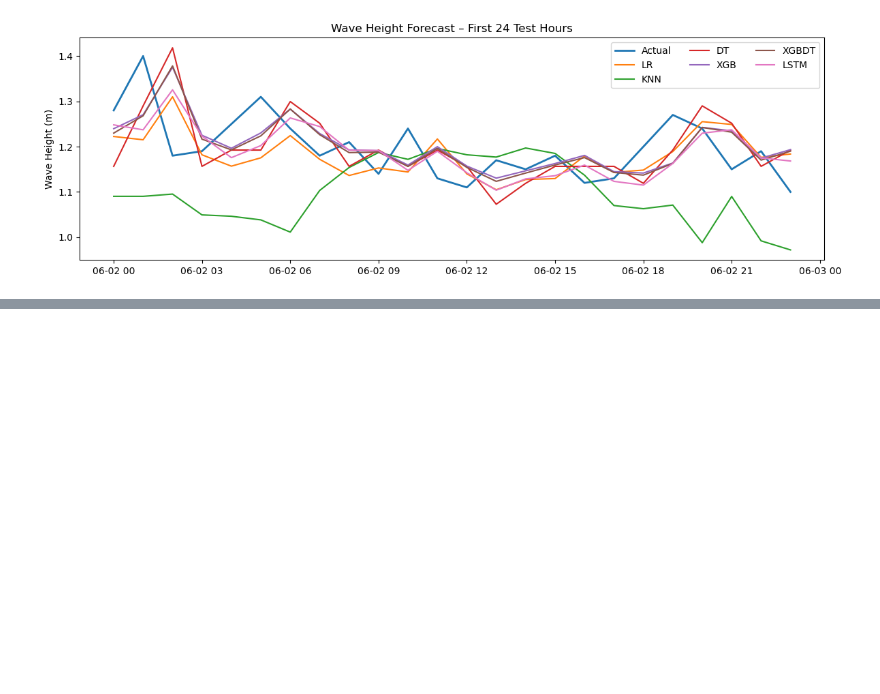
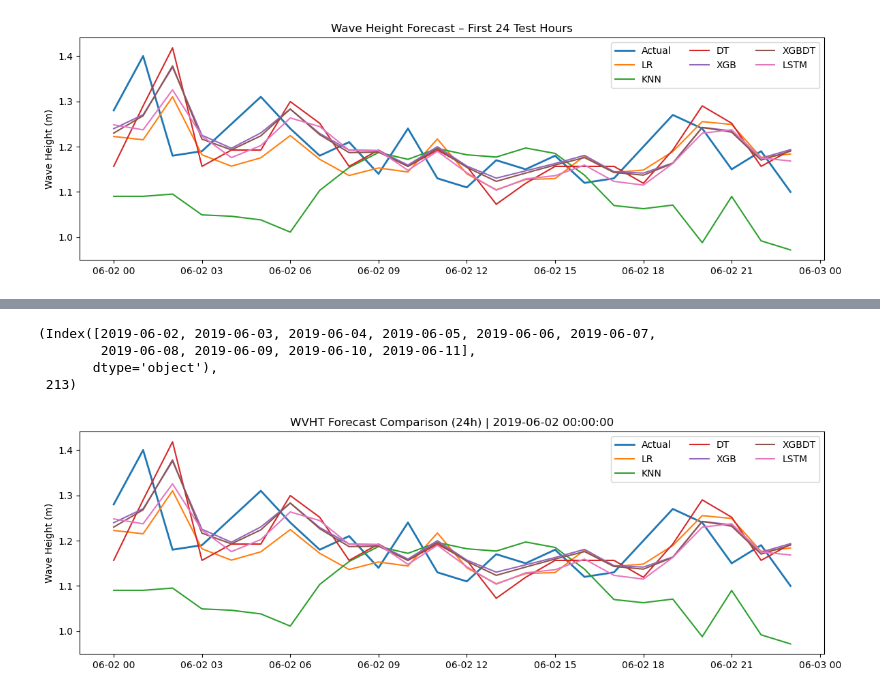
Before and after one commit to RichelCode/Wave-Energy-Forecasting, a Jupyter notebook: Imputing Neighbor Stations .ipynb, the cells around one changed output, grey strips where cells are left out. Saved outputs shown, nothing was run; the diff lists cells and outputs as text; code cells hidden in the pictures; blank space fills up the shorter version.

```diff
--- a/Imputing Neighbor Stations .ipynb
+++ b/Imputing Neighbor Stations .ipynb
@@ -765,0 +770,37 @@ plt.show()
+# %%
+available_days = pd.Index(plot_df.index.date).unique()
+available_days[:10], len(available_days)
+# %% [output]
+(Index([2019-06-02, 2019-06-03, 2019-06-04, 2019-06-05, 2019-06-06, 2019-06-07,
+        2019-06-08, 2019-06-09, 2019-06-10, 2019-06-11],
+       dtype='object'),
+ 213)
+# %%
+def plot_24h(plot_df, start_datetime):
+    start = pd.to_datetime(start_datetime)
+    end = start + pd.Timedelta(hours=24)
+
+    day_df = plot_df.loc[(plot_df.index >= start) & (plot_df.index < end)].copy()
+
+    if len(day_df) == 0:
+        print("No data found in that 24-hour window.")
+        print("Data range:", plot_df.index.min(), "→", plot_df.index.max())
+        return
+
+    plt.figure(figsize=(12,4))
+    plt.plot(day_df.index, day_df["Actual"], label="Actual", linewidth=2)
+
+    for col in day_df.columns:
+        if col != "Actual":
+            plt.plot(day_df.index, day_df[col], label=col)
+
+    plt.ylabel("Wave Height (m)")
+    plt.title(f"WVHT Forecast Comparison (24h) | {start}")
+    plt.legend(ncol=3)
+    plt.tight_layout()
+    plt.show()
+
+
+plot_24h(plot_df, plot_df.index.min())
+# %% [output]
+[figure, added]
```
Also changed, not shown: parts of 1 cell of this notebook.
